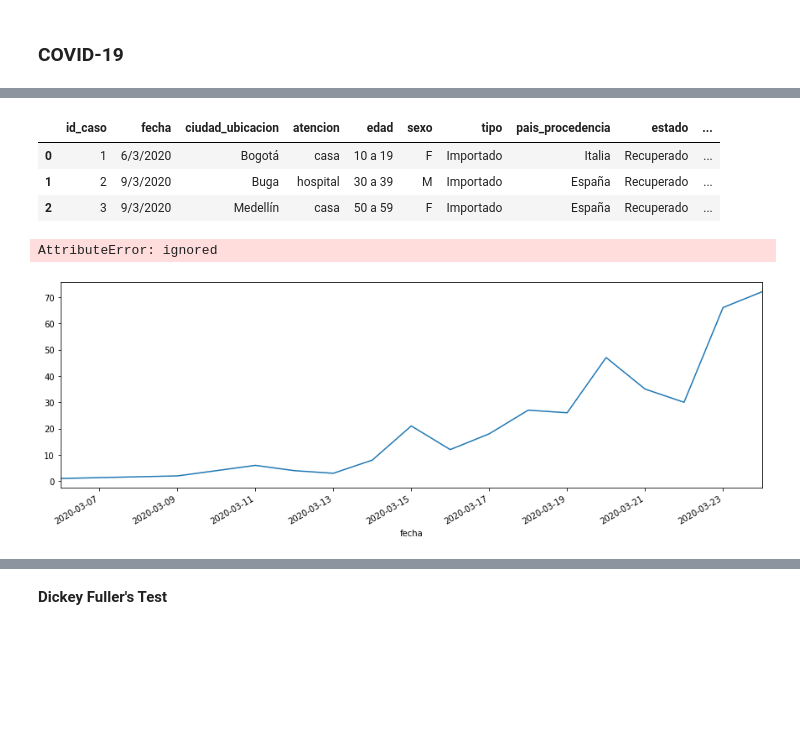
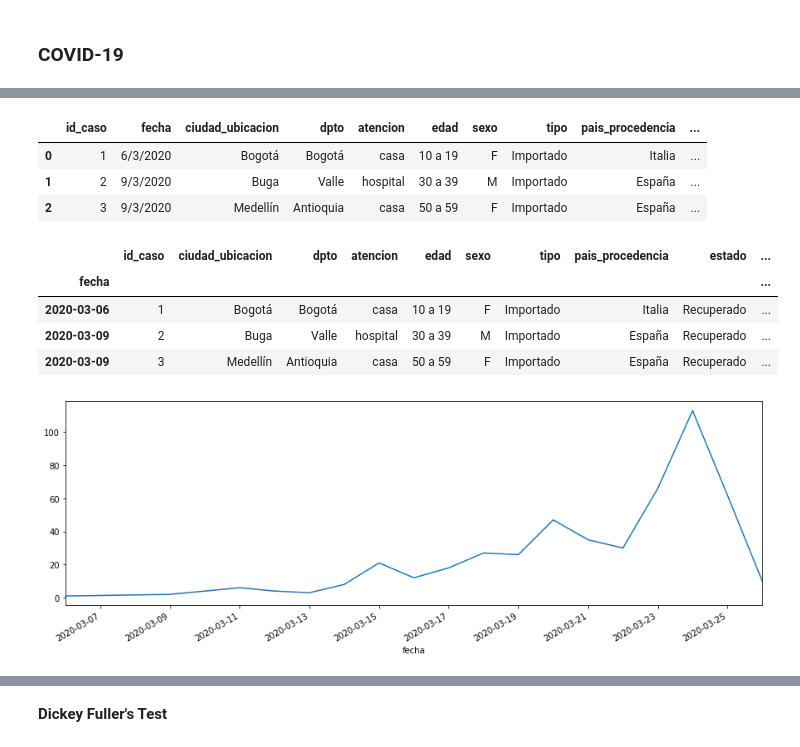
Before and after one commit to JulibethTinoco/covid-19, a Jupyter notebook: forecasting_covid19_colombia.ipynb, the cells around one changed output, grey strips where cells are left out. Drawn from its saved outputs; the diff is of its cells as text; code cells hidden in the pictures; blank space fills up the shorter version.

```diff
--- a/forecasting_covid19_colombia.ipynb
+++ b/forecasting_covid19_colombia.ipynb
@@ -58,21 +65,25 @@ Index(['ID de caso', 'Fecha de diagnóstico', 'Ciudad de ubicación', 'Atención
       dtype='object')
 # %%
-df.columns = ['id_caso','fecha', 'ciudad_ubicacion', 'atencion', 'edad', 'sexo', 'tipo','pais_procedencia','estado','dpto','fecha_estado']
+df.columns = ['id_caso','fecha', 'ciudad_ubicacion', 'dpto','atencion', 'edad', 'sexo', 'tipo','pais_procedencia','estado','fecha_estado','caso_nuevo']
 df.head(3)
 # %% [output]
-|  | id_caso | fecha | ciudad_ubicacion | atencion | edad | sexo | tipo | pais_procedencia | estado | ... |
-| 0 | 1 | 6/3/2020 | Bogotá | casa | 10 a 19 | F | Importado | Italia | Recuperado | ... |
-| 1 | 2 | 9/3/2020 | Buga | hospital | 30 a 39 | M | Importado | España | Recuperado | ... |
-| 2 | 3 | 9/3/2020 | Medellín | casa | 50 a 59 | F | Importado | España | Recuperado | ... |
+|  | id_caso | fecha | ciudad_ubicacion | dpto | atencion | edad | sexo | tipo | pais_procedencia | ... |
+| 0 | 1 | 6/3/2020 | Bogotá | Bogotá | casa | 10 a 19 | F | Importado | Italia | ... |
+| 1 | 2 | 9/3/2020 | Buga | Valle | hospital | 30 a 39 | M | Importado | España | ... |
+| 2 | 3 | 9/3/2020 | Medellín | Antioquia | casa | 50 a 59 | F | Importado | España | ... |
 # %%
 df.fecha=pd.to_datetime(df.fecha, format='%d/%m/%Y')
 df.set_index('fecha', inplace=True)
 df.head(3)
 # %% [output]
-AttributeError: ignored
+|  | id_caso | ciudad_ubicacion | dpto | atencion | edad | sexo | tipo | pais_procedencia | estado | ... |
+| fecha |  |  |  |  |  |  |  |  |  | ... |
+| 2020-03-06 | 1 | Bogotá | Bogotá | casa | 10 a 19 | F | Importado | Italia | Recuperado | ... |
+| 2020-03-09 | 2 | Buga | Valle | hospital | 30 a 39 | M | Importado | España | Recuperado | ... |
+| 2020-03-09 | 3 | Medellín | Antioquia | casa | 50 a 59 | F | Importado | España | Recuperado | ... |
 # %%
 ts = df.groupby("fecha")["id_caso"].count()
 ts.plot(figsize=(15,5))
 data = pd.DataFrame(df.groupby("fecha")["id_caso"].count())
 # %% [output]
-[figure, old version]
+[figure, new version]
```
Also changed, not shown: parts of 19 cells of this notebook.
